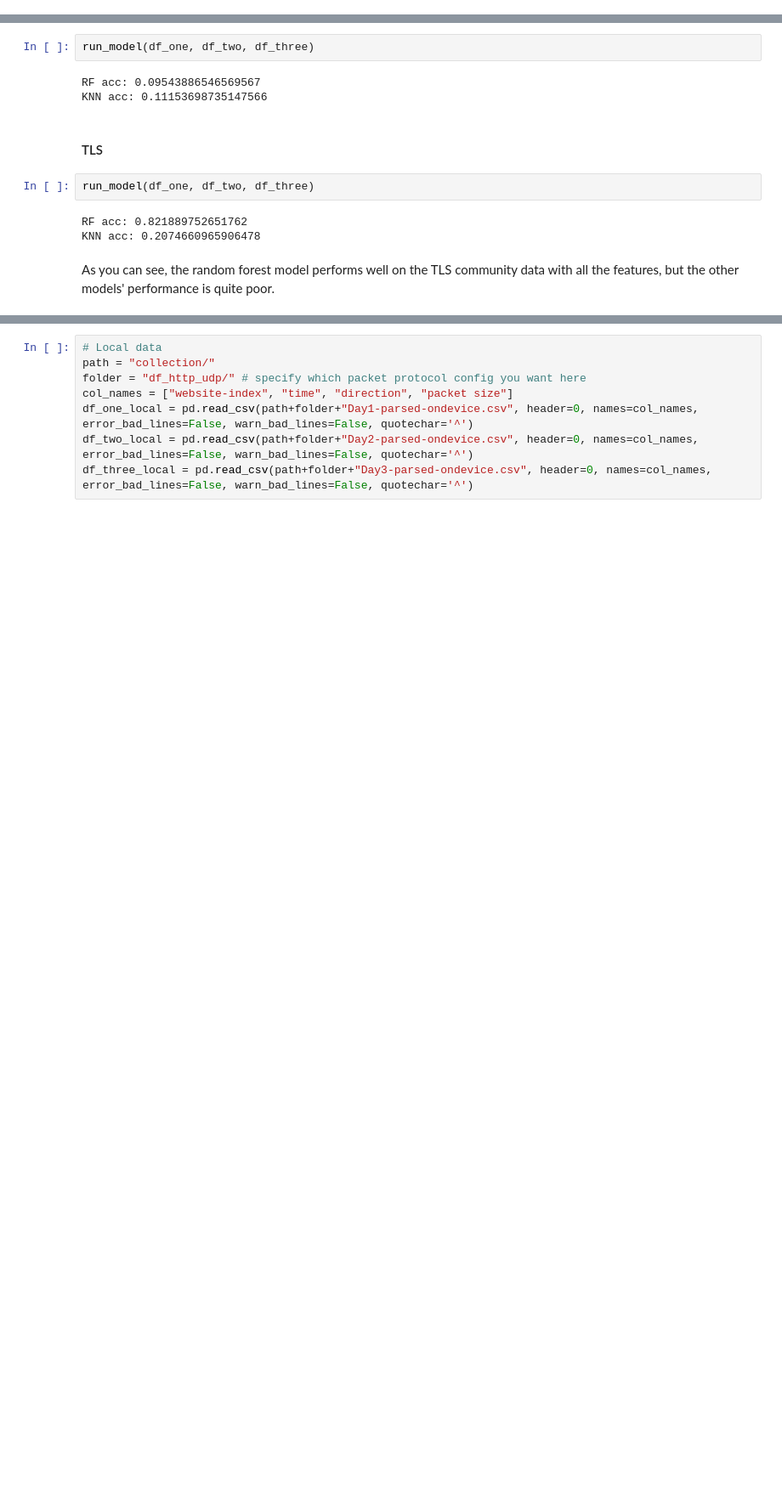
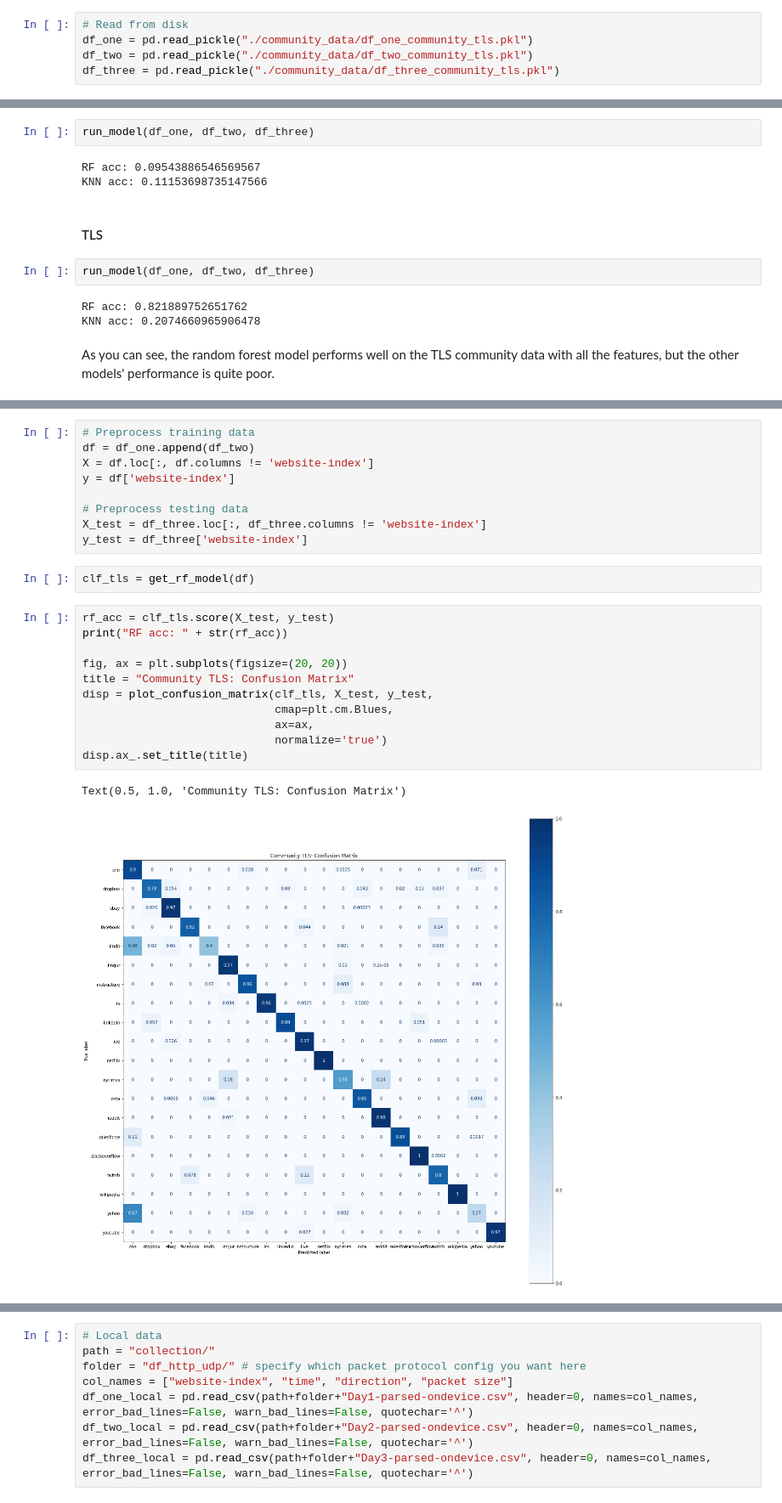
Before and after one commit to mbronckers/cmsc23360, a Jupyter notebook: p2/model.ipynb, the cells around one changed output, grey strips where cells are left out. Shown: that part at 85% size. Saved outputs shown, nothing was run; the diff lists cells and outputs as text; blank space fills up the shorter version.

Commit message:
ran sniffer data, added confusion matrix (todo: add it to all models)

```diff
--- a/p2/model.ipynb
+++ b/p2/model.ipynb
@@ -899,3 +921,8 @@ df_three = outgoing_concentration(df_three, prev=True)
+# %%
+# Read from disk
+df_one = pd.read_pickle("./community_data/df_one_community_tls.pkl")
+df_two = pd.read_pickle("./community_data/df_two_community_tls.pkl")
+df_three = pd.read_pickle("./community_data/df_three_community_tls.pkl")
 # %% [markdown]
 #### HTTP
 # %%
@@ -915 +946,26 @@ As you can see, the random forest model performs well on the TLS community data
+# %%
+# Preprocess training data
+df = df_one.append(df_two)
+X = df.loc[:, df.columns != 'website-index']
+y = df['website-index']
+
+# Preprocess testing data
+X_test = df_three.loc[:, df_three.columns != 'website-index']
+y_test = df_three['website-index']
+# %%
+clf_tls = get_rf_model(df)
+# %%
+rf_acc = clf_tls.score(X_test, y_test)
+print("RF acc: " + str(rf_acc))
+
+fig, ax = plt.subplots(figsize=(20, 20))
+title = "Community TLS: Confusion Matrix"
+disp = plot_confusion_matrix(clf_tls, X_test, y_test,
+                             cmap=plt.cm.Blues,
+                             ax=ax,
+                             normalize='true')
+disp.ax_.set_title(title)
+# %% [output]
+Text(0.5, 1.0, 'Community TLS: Confusion Matrix')
+[figure, added]
 # %% [markdown]
```
Also changed, not shown: parts of 26 cells of this notebook.
